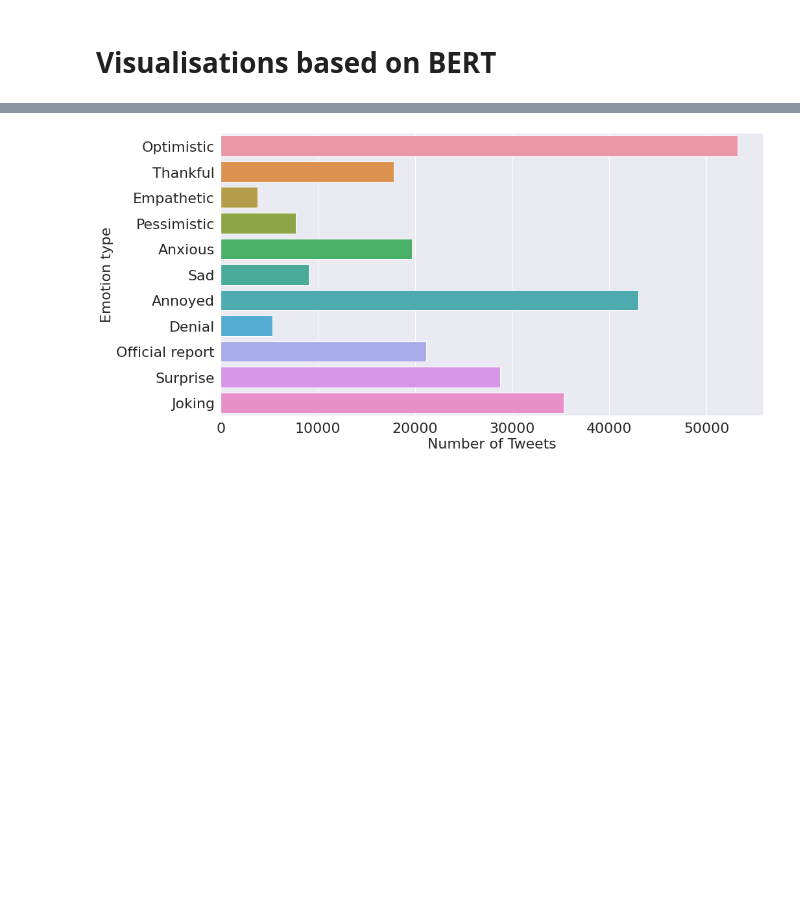
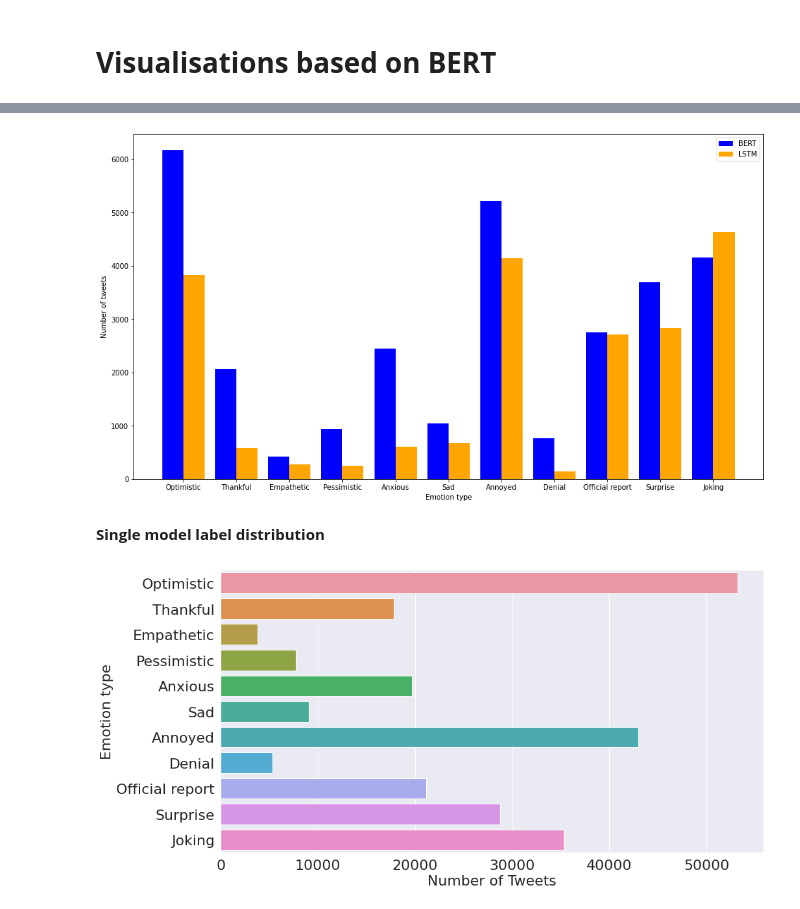
Before and after one commit to sydney-machine-learning/COVID19_sentinentanalysis, a Jupyter notebook: Visualizations on IEEE dataset.ipynb, the cells around one changed output, grey strips where cells are left out. Cells and saved outputs as stored; diff of their text form; code cells hidden in the pictures; blank space fills up the shorter version.

```diff
--- a/Visualizations on IEEE dataset.ipynb
+++ b/Visualizations on IEEE dataset.ipynb
@@ -58,3 +102,26 @@ print(maha.shape, delhi.shape)
+# %%
+#creating plot
+delhi_bert_sent_values = delhi_bert.iloc[:, 1:12].sum().values.astype(int)
+delhi_lstm_sent_values = delhi_lstm.iloc[:, 4:].sum().values.astype(int)
+emotions = list(delhi_bert.columns[1:12])
+
+x = np.arange(11)
+y1 = delhi_bert_sent_values
+y2 = delhi_lstm_sent_values
+width = 0.4
+
+plt.figure(figsize = (16, 9))
+plt.bar(x-0.2, y1, width, color = 'blue')
+plt.bar(x+0.2, y2, width, color = 'orange')
+plt.xticks(x, emotions)
+plt.xlabel("Emotion type")
+plt.ylabel("Number of tweets")
+plt.legend(["BERT", "LSTM"])
+plt.show()
+# %% [output]
+[figure, added]
+# %% [markdown]
+**Single model label distribution**
 # %%
 categories = list(data.columns[1:12].values)
 sns.set(font_scale = 2)
```
Also changed, not shown: parts of 11 cells of this notebook.
